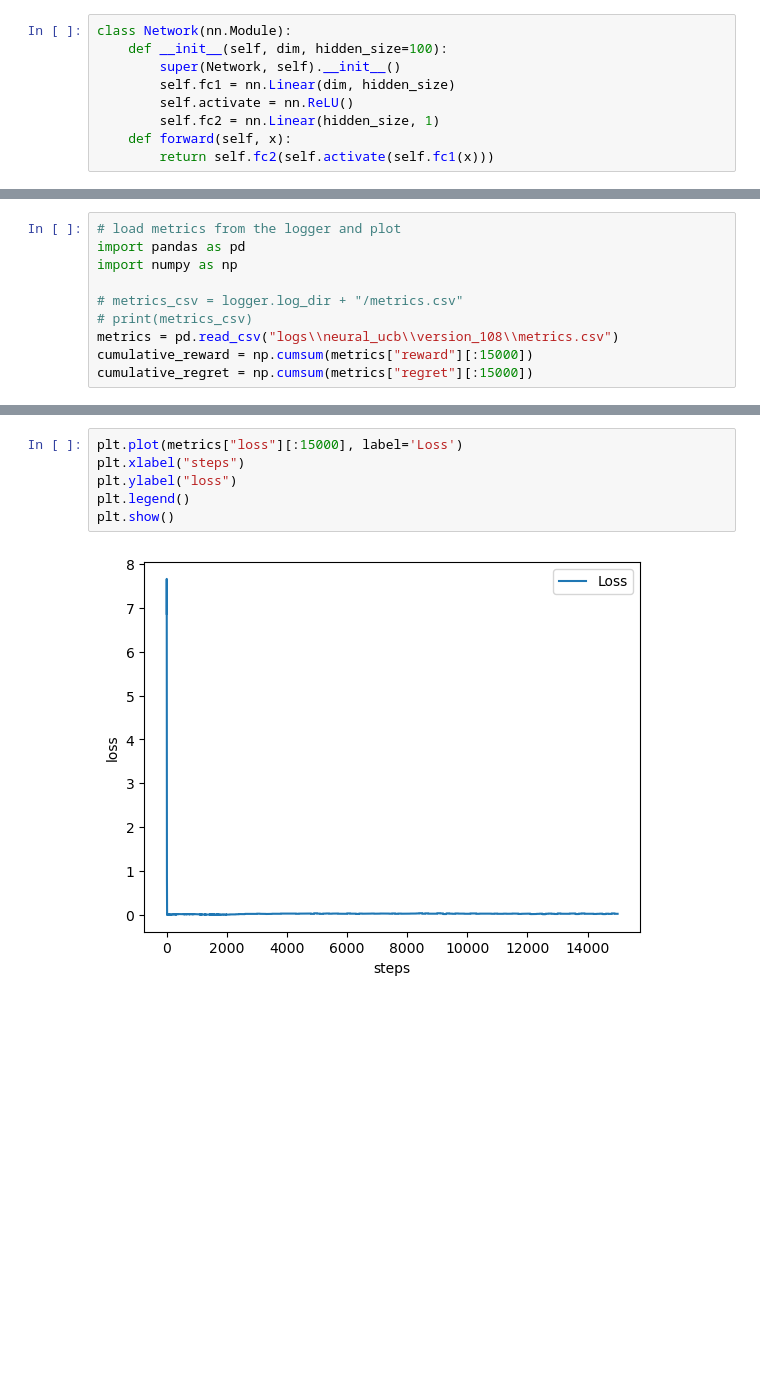
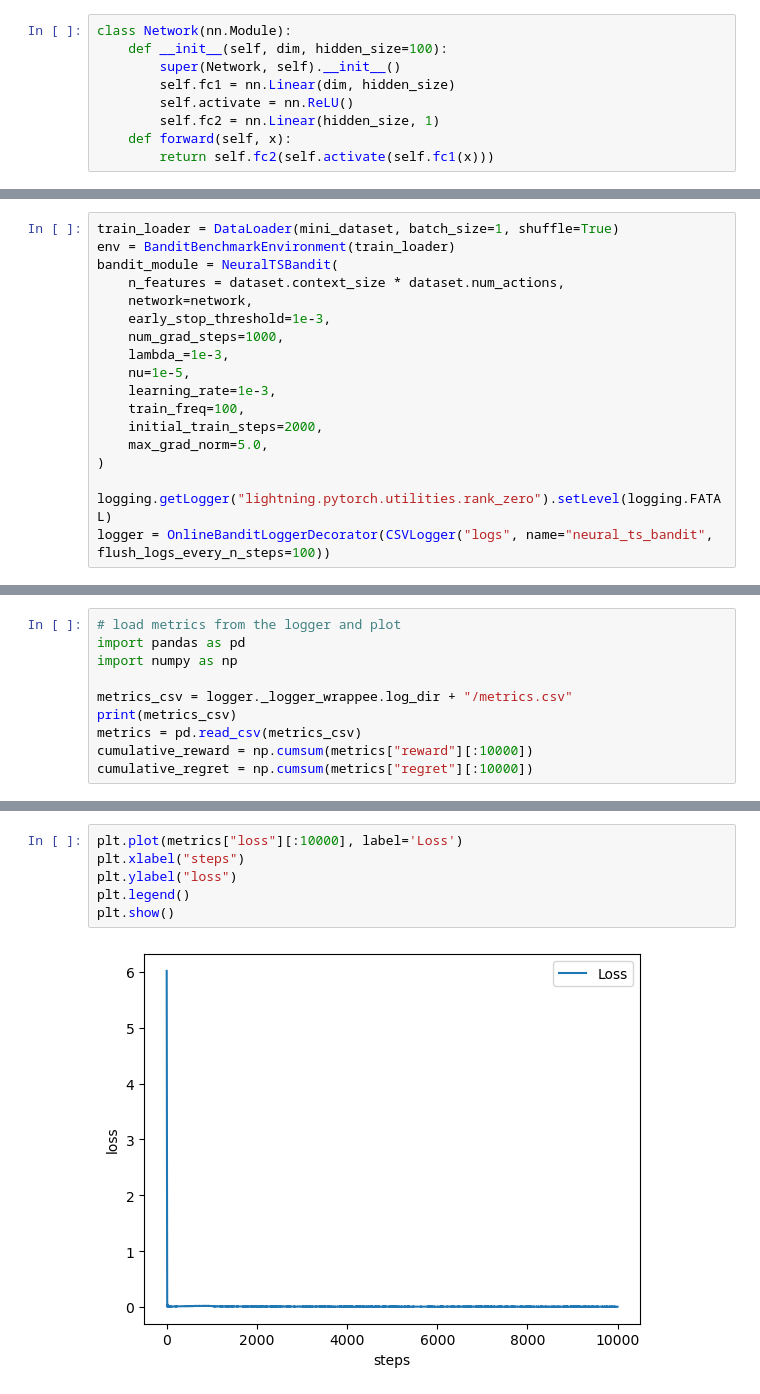
Before and after one commit to neural-bandits/calvera, a Jupyter notebook: examples/neuralts.ipynb, the cells around one changed output, grey strips where cells are left out. Saved outputs shown, nothing was run; the diff lists cells and outputs as text; blank space fills up the shorter version.

Commit message:
refactor neuralts and add example notebook

```diff
--- a/examples/neuralts.ipynb
+++ b/examples/neuralts.ipynb
@@ -72,0 +41,18 @@ c:\Users\Parisa\anaconda3\envs\neural_bandits\lib\site-packages\lightning\pytorc
+# %%
+train_loader = DataLoader(mini_dataset, batch_size=1, shuffle=True)
+env = BanditBenchmarkEnvironment(train_loader)
+bandit_module = NeuralTSBandit(
+    n_features = dataset.context_size * dataset.num_actions,
+    network=network,
+    early_stop_threshold=1e-3,
+    num_grad_steps=1000,
+    lambda_=1e-3,
+    nu=1e-5,
+    learning_rate=1e-3,
+    train_freq=100,
+    initial_train_steps=2000,
+    max_grad_norm=5.0,
+)
+
+logging.getLogger("lightning.pytorch.utilities.rank_zero").setLevel(logging.FATAL)
+logger = OnlineBanditLoggerDecorator(CSVLogger("logs", name="neural_ts_bandit", flush_logs_every_n_steps=100))
@@ -75,8 +75,8 @@ c:\Users\Parisa\anaconda3\envs\neural_bandits\lib\site-packages\lightning\pytorc
 import pandas as pd
 import numpy as np
 
-# metrics_csv = logger.log_dir + "/metrics.csv"
-# print(metrics_csv)
-metrics = pd.read_csv("logs\\neural_ucb\\version_108\\metrics.csv")
-cumulative_reward = np.cumsum(metrics["reward"][:15000])
-cumulative_regret = np.cumsum(metrics["regret"][:15000])
+metrics_csv = logger._logger_wrappee.log_dir + "/metrics.csv"
+print(metrics_csv)
+metrics = pd.read_csv(metrics_csv)
+cumulative_reward = np.cumsum(metrics["reward"][:10000])
+cumulative_regret = np.cumsum(metrics["regret"][:10000])
@@ -109,8 +111,8 @@ print(sum(metrics["regret"][:15000]) / 15000)
 # %%
-plt.plot(metrics["loss"][:15000], label='Loss')
+plt.plot(metrics["loss"][:10000], label='Loss')
 plt.xlabel("steps")
 plt.ylabel("loss")
 plt.legend()
 plt.show()
 # %% [output]
-[figure, old version]
+[figure, new version]
```
Also changed, not shown: parts of 9 cells of this notebook, 2 other files.
